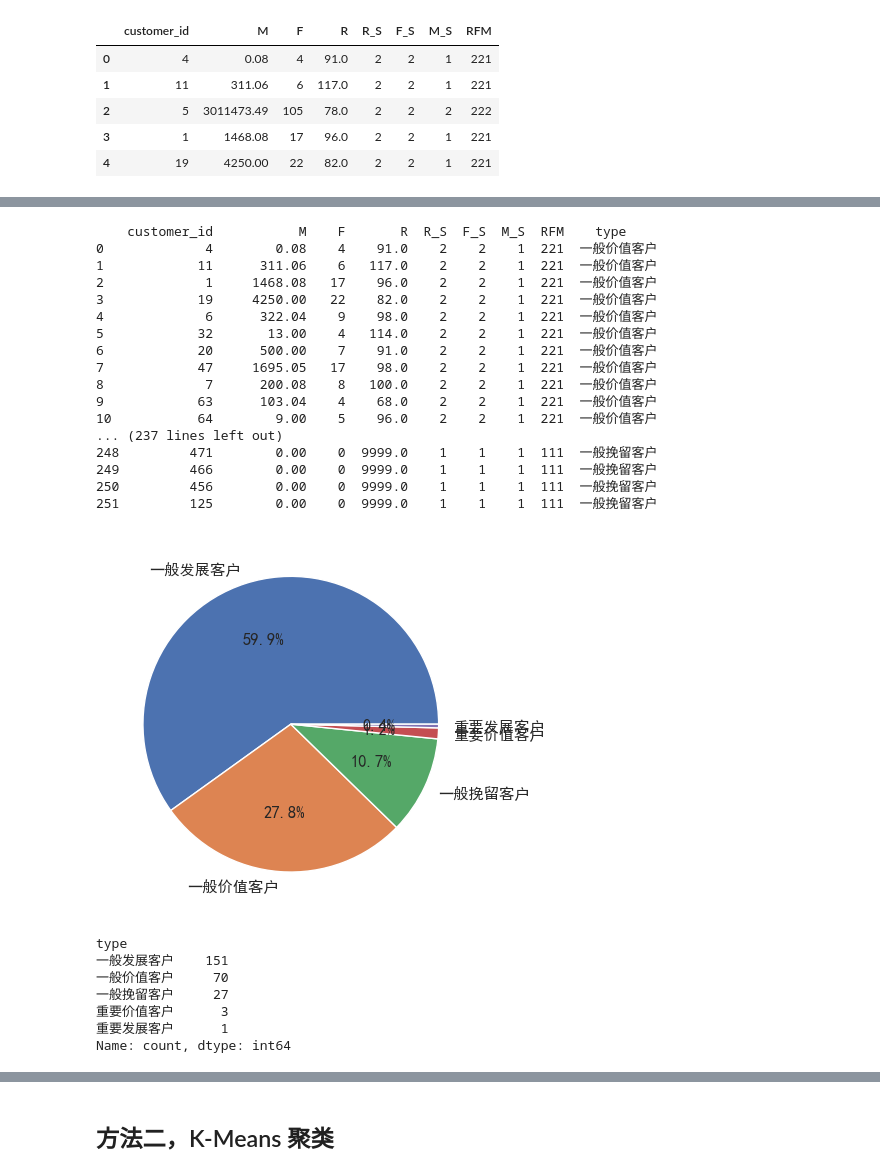
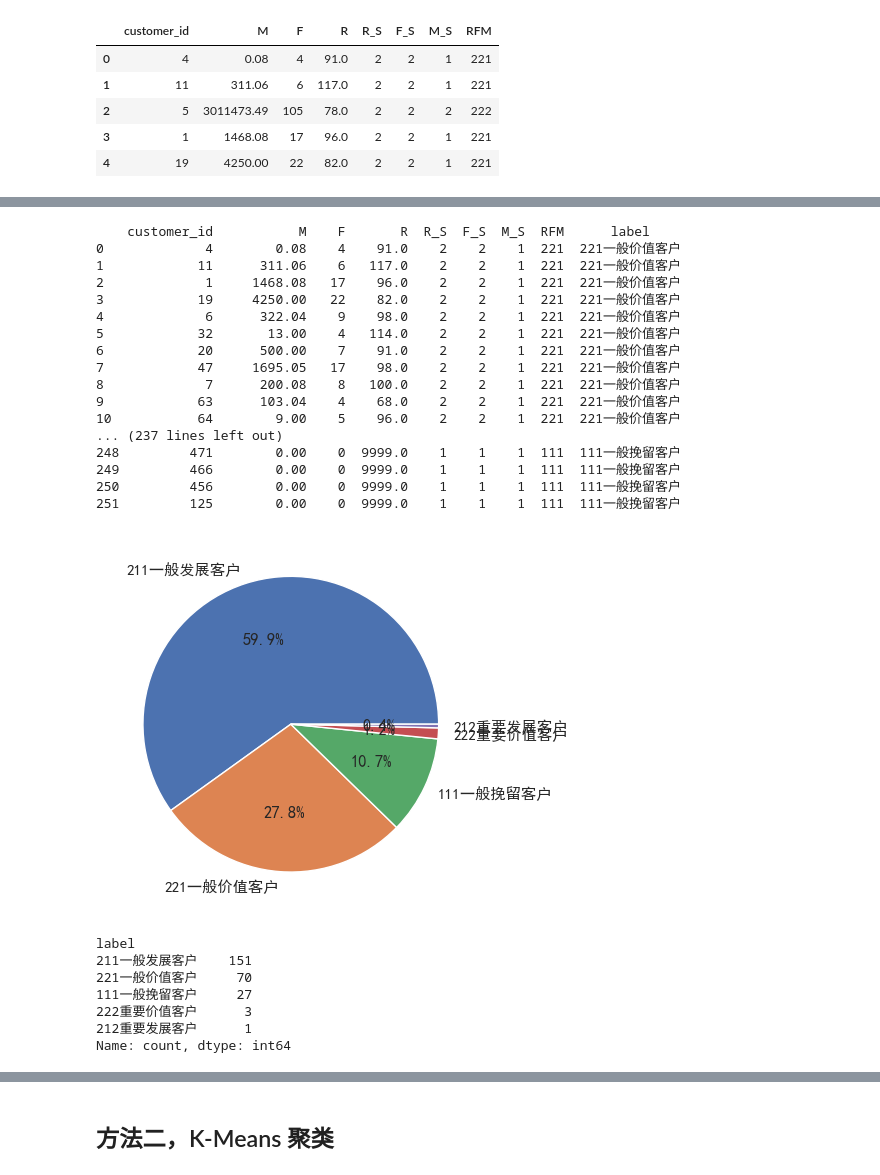
Before and after one commit to carol-fengyanting/DFH, a Jupyter notebook: 用户分层初探.ipynb, the cells around one changed output, grey strips where cells are left out. Saved outputs shown, nothing was run; the diff lists cells and outputs as text; code cells hidden in the pictures.

```diff
--- a/用户分层初探.ipynb
+++ b/用户分层初探.ipynb
@@ -142,5 +140,6 @@ data_for_model.head()
 | 4 | 19 | 4250.00 | 22 | 82.0 | 2 | 2 | 1 | 221 |
 # %%
 #定义RFM综合分值与客户类型的对应关系表
-CustomerType=pd.DataFrame(data={'RFM':['111','112','121','122','211','212','221','222'],'type':['一般挽留客户','重要挽留客户','一般保持客户','重要保持客户','一般发展客户','重要发展客户','一般价值客户','重要价值客户']},index=None)
-CustomerType
+CustomerType=pd.DataFrame({'RFM':['111','112','121','122','211','212','221','222'],'type':['一般挽留客户','重要挽留客户','一般保持客户','重要保持客户','一般发展客户','重要发展客户','一般价值客户','重要价值客户']},index=None)
+CustomerType['label'] = (CustomerType['RFM']).str.cat(CustomerType['type'])
+CustomerType.drop('type',axis=1,inplace=True)
@@ -160,23 +158,23 @@ data_for_model_final=pd.merge(data_for_model, CustomerType, on='RFM')
 with pd.option_context('display.max_rows',None):
     print(data_for_model_final)
 # %% [output]
-    customer_id           M    F       R  R_S  F_S  M_S  RFM    type
-0             4        0.08    4    91.0    2    2    1  221  一般价值客户
-1            11      311.06    6   117.0    2    2    1  221  一般价值客户
-2             1     1468.08   17    96.0    2    2    1  221  一般价值客户
-3            19     4250.00   22    82.0    2    2    1  221  一般价值客户
-4             6      322.04    9    98.0    2    2    1  221  一般价值客户
-5            32       13.00    4   114.0    2    2    1  221  一般价值客户
-6            20      500.00    7    91.0    2    2    1  221  一般价值客户
-7            47     1695.05   17    98.0    2    2    1  221  一般价值客户
-8             7      200.08    8   100.0    2    2    1  221  一般价值客户
-9            63      103.04    4    68.0    2    2    1  221  一般价值客户
-10           64        9.00    5    96.0    2    2    1  221  一般价值客户
+    customer_id           M    F       R  R_S  F_S  M_S  RFM      label
+0             4        0.08    4    91.0    2    2    1  221  221一般价值客户
+1            11      311.06    6   117.0    2    2    1  221  221一般价值客户
+2             1     1468.08   17    96.0    2    2    1  221  221一般价值客户
+3            19     4250.00   22    82.0    2    2    1  221  221一般价值客户
+4             6      322.04    9    98.0    2    2    1  221  221一般价值客户
+5            32       13.00    4   114.0    2    2    1  221  221一般价值客户
+6            20      500.00    7    91.0    2    2    1  221  221一般价值客户
+7            47     1695.05   17    98.0    2    2    1  221  221一般价值客户
+8             7      200.08    8   100.0    2    2    1  221  221一般价值客户
+9            63      103.04    4    68.0    2    2    1  221  221一般价值客户
+10           64        9.00    5    96.0    2    2    1  221  221一般价值客户
 ... (237 lines left out)
-248         471        0.00    0  9999.0    1    1    1  111  一般挽留客户
-249         466        0.00    0  9999.0    1    1    1  111  一般挽留客户
-250         456        0.00    0  9999.0    1    1    1  111  一般挽留客户
-251         125        0.00    0  9999.0    1    1    1  111  一般挽留客户
+248         471        0.00    0  9999.0    1    1    1  111  111一般挽留客户
+249         466        0.00    0  9999.0    1    1    1  111  111一般挽留客户
+250         456        0.00    0  9999.0    1    1    1  111  111一般挽留客户
+251         125        0.00    0  9999.0    1    1    1  111  111一般挽留客户
 # %%
 # 设置字体
 from matplotlib.font_manager import FontProperties
@@ -190,17 +188,17 @@ plt.rcParams['font.family'] = font_prop.get_name()
 sns.set(font=font_prop.get_name())
 # %%
 #RMF模型可视化
-final = data_for_model_final['type'].value_counts()
+final = data_for_model_final['label'].value_counts()
 plt.pie(final,labels= final.index,autopct='%.1f%%')
 plt.show()
 print(final)
 # %% [output]
-[figure, old version]
+[figure, new version]
-type
-一般发展客户    151
-一般价值客户     70
-一般挽留客户     27
-重要价值客户      3
-重要发展客户      1
+label
+211一般发展客户    151
+221一般价值客户     70
+111一般挽留客户     27
+222重要价值客户      3
+212重要发展客户      1
 Name: count, dtype: int64
 # %%
```
Also changed, not shown: parts of 18 cells of this notebook.
